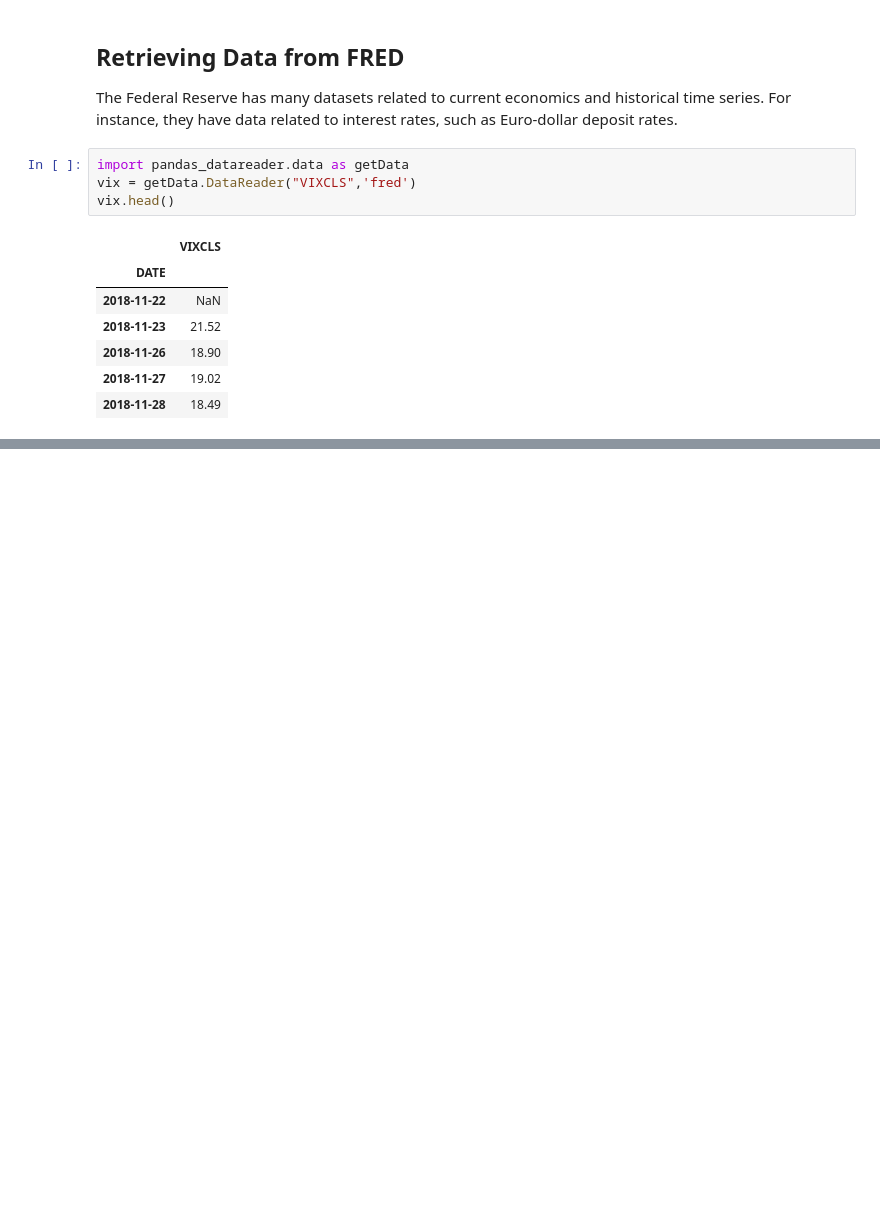
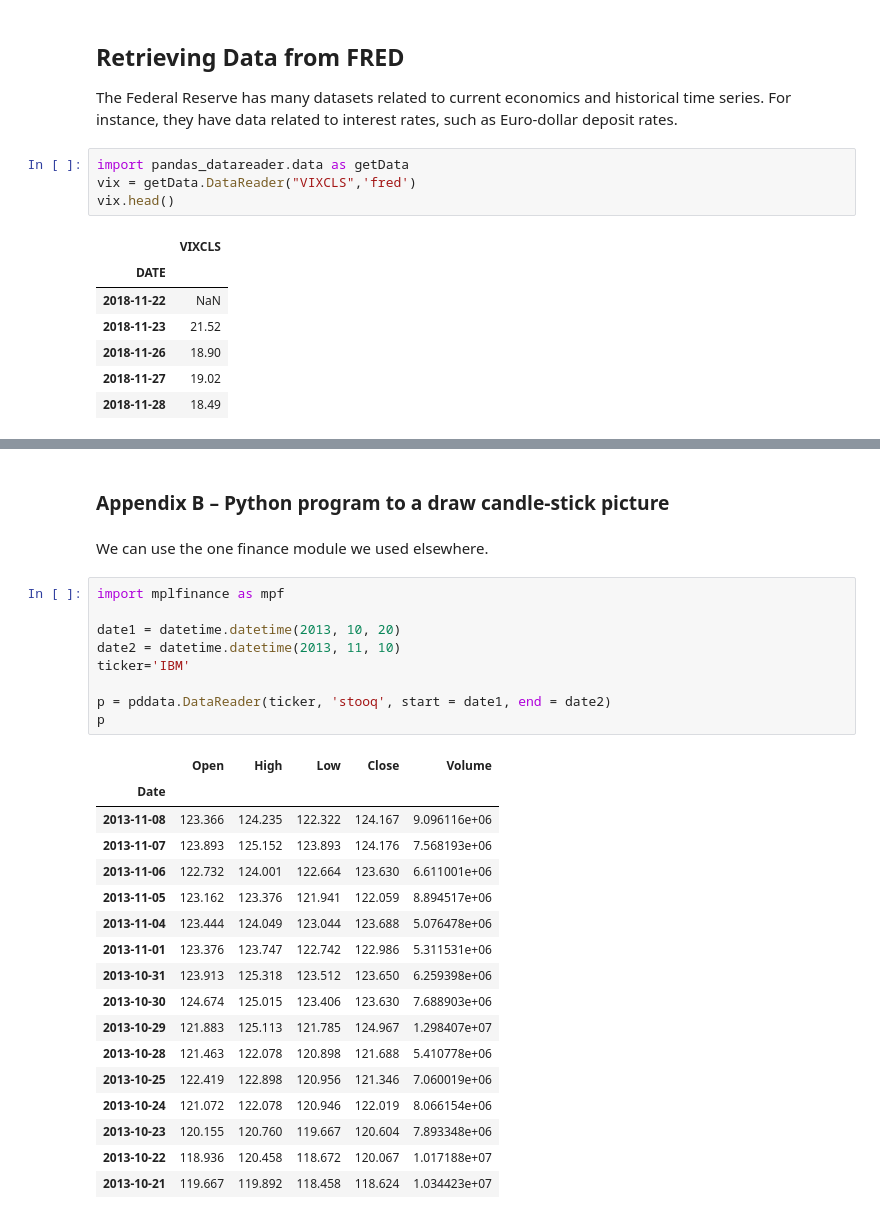
Before and after one commit to leoouyang781/Test-Repository, a Jupyter notebook: Python-For-Finance-2nd-Edition/Chapter 4.ipynb, the cells around one changed output, grey strips where cells are left out. Saved outputs shown, nothing was run; the diff lists cells and outputs as text; blank space fills up the shorter version.

```diff
--- a/Python-For-Finance-2nd-Edition/Chapter 4.ipynb
+++ b/Python-For-Finance-2nd-Edition/Chapter 4.ipynb
@@ -569,0 +615,31 @@ vix.head()
+# %% [markdown]
+### Appendix B – Python program to a draw candle-stick picture
+# %% [markdown]
+We can use the one finance module we used elsewhere.
+# %%
+import mplfinance as mpf
+
+date1 = datetime.datetime(2013, 10, 20)
+date2 = datetime.datetime(2013, 11, 10)
+ticker='IBM'
+
+p = pddata.DataReader(ticker, 'stooq', start = date1, end = date2)
+p
+# %% [output]
+|  | Open | High | Low | Close | Volume |
+| Date |  |  |  |  |  |
+| 2013-11-08 | 123.366 | 124.235 | 122.322 | 124.167 | 9.096116e+06 |
+| 2013-11-07 | 123.893 | 125.152 | 123.893 | 124.176 | 7.568193e+06 |
+| 2013-11-06 | 122.732 | 124.001 | 122.664 | 123.630 | 6.611001e+06 |
+| 2013-11-05 | 123.162 | 123.376 | 121.941 | 122.059 | 8.894517e+06 |
+| 2013-11-04 | 123.444 | 124.049 | 123.044 | 123.688 | 5.076478e+06 |
+| 2013-11-01 | 123.376 | 123.747 | 122.742 | 122.986 | 5.311531e+06 |
+| 2013-10-31 | 123.913 | 125.318 | 123.512 | 123.650 | 6.259398e+06 |
+| 2013-10-30 | 124.674 | 125.015 | 123.406 | 123.630 | 7.688903e+06 |
+| 2013-10-29 | 121.883 | 125.113 | 121.785 | 124.967 | 1.298407e+07 |
+| 2013-10-28 | 121.463 | 122.078 | 120.898 | 121.688 | 5.410778e+06 |
+| 2013-10-25 | 122.419 | 122.898 | 120.956 | 121.346 | 7.060019e+06 |
+| 2013-10-24 | 121.072 | 122.078 | 120.946 | 122.019 | 8.066154e+06 |
+| 2013-10-23 | 120.155 | 120.760 | 119.667 | 120.604 | 7.893348e+06 |
+| 2013-10-22 | 118.936 | 120.458 | 118.672 | 120.067 | 1.017188e+07 |
+| 2013-10-21 | 119.667 | 119.892 | 118.458 | 118.624 | 1.034423e+07 |
```
Also changed, not shown: parts of 10 cells of this notebook.
